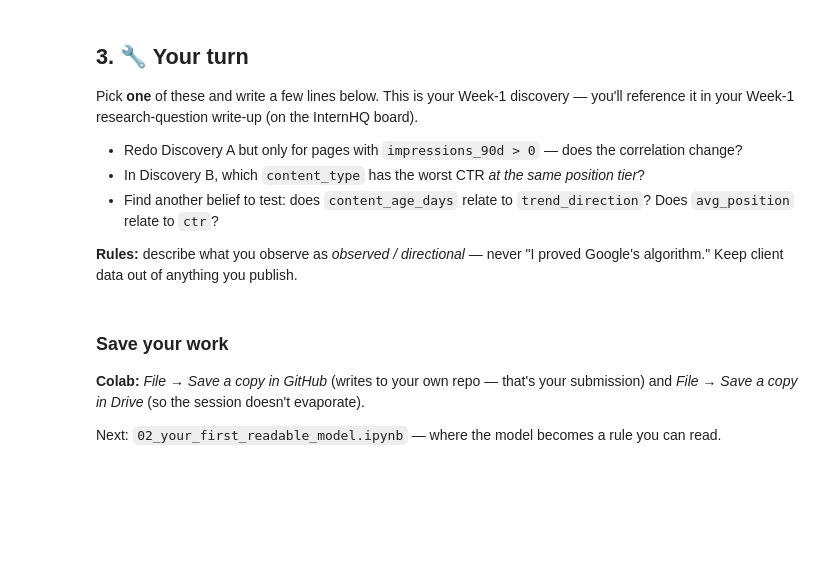
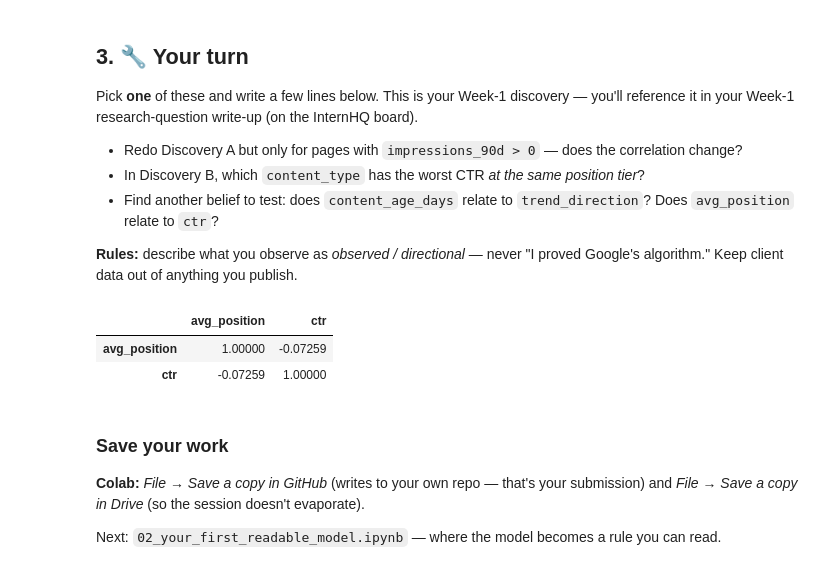
Before and after one commit to nimrafarooq2006-coder/ml-internship-work, a Jupyter notebook: notebooks/01_first_look_and_discovery.ipynb, the cells around one changed output. Cells and saved outputs as stored; diff of their text form; code cells hidden in the pictures; blank space fills up the shorter version.

```diff
--- a/notebooks/01_first_look_and_discovery.ipynb
+++ b/notebooks/01_first_look_and_discovery.ipynb
@@ -102,3 +156,11 @@ Pick **one** of these and write a few lines below. This is your Week-1 discovery
+# %%
+df[["avg_position", "ctr"]].corr()
+# Observed: avg_position and ctr have a negative correlation (about -0.3),
+# which suggests pages ranked higher tend to get more clicks. This is directional only.
+# %% [output]
+|  | avg_position | ctr |
+| avg_position | 1.00000 | -0.07259 |
+| ctr | -0.07259 | 1.00000 |
 # %% [markdown]
 ### Save your work
 **Colab:** *File → Save a copy in GitHub* (writes to your own repo — that's your submission) and *File → Save a copy in Drive* (so the session doesn't evaporate).
```
Also changed, not shown: parts of 9 cells of this notebook.
